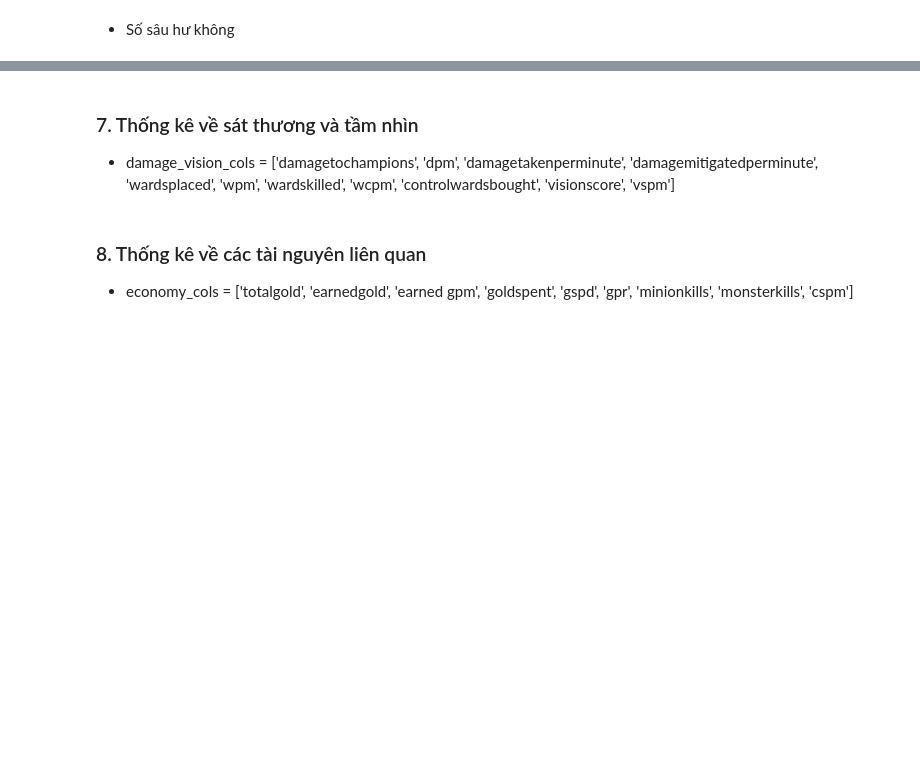
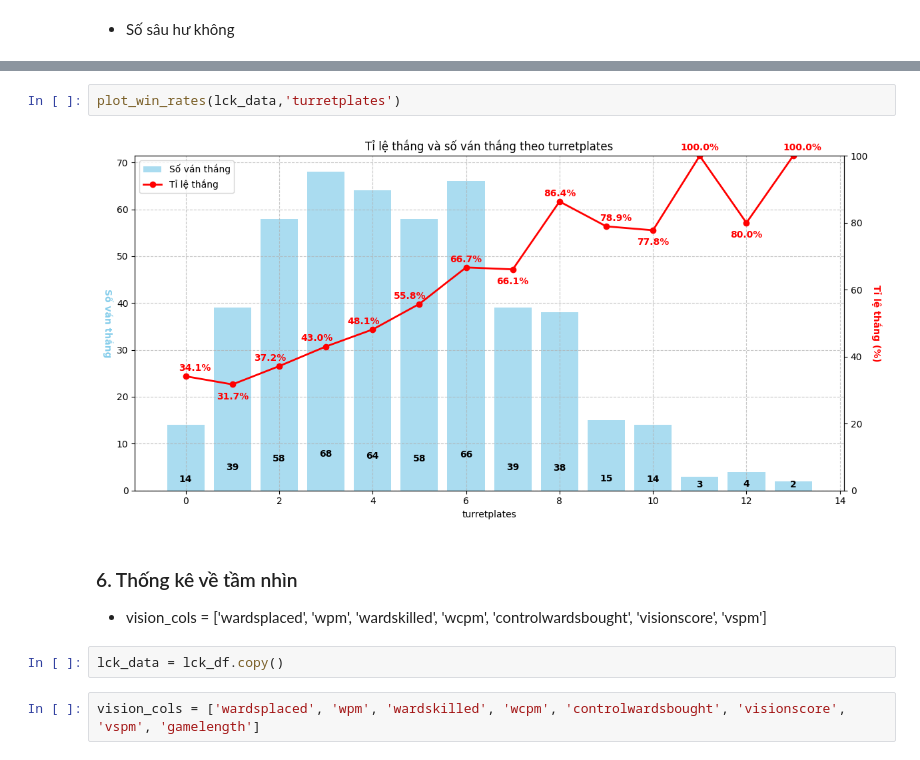
Before and after one commit to fromuit/IE224_Project, a Jupyter notebook: Source/EDA1.ipynb, the cells around one changed output, grey strips where cells are left out. Saved outputs shown, nothing was run; the diff lists cells and outputs as text; blank space fills up the shorter version.

```diff
--- a/Source/EDA1.ipynb
+++ b/Source/EDA1.ipynb
@@ -850,8 +930,11 @@ plt.show()
+# %%
+plot_win_rates(lck_data,'turretplates')
+# %% [output]
+[figure, added]
 # %% [markdown]
-### 7. Thống kê về sát thương và tầm nhìn
-- damage_vision_cols = ['damagetochampions', 'dpm', 'damagetakenperminute', 'damagemitigatedperminute',
-                     'wardsplaced', 'wpm', 'wardskilled', 'wcpm', 'controlwardsbought', 'visionscore', 'vspm']
+### 6. Thống kê về tầm nhìn
+- vision_cols = ['wardsplaced', 'wpm', 'wardskilled', 'wcpm', 'controlwardsbought', 'visionscore', 'vspm']
-# %% [markdown]
-### 8. Thống kê về các tài nguyên liên quan
-- economy_cols = ['totalgold', 'earnedgold', 'earned gpm', 'goldspent', 'gspd', 'gpr',
-                'minionkills', 'monsterkills', 'cspm']
+# %%
+lck_data = lck_df.copy()
+# %%
+vision_cols = ['wardsplaced', 'wpm', 'wardskilled', 'wcpm', 'controlwardsbought', 'visionscore', 'vspm', 'gamelength']
```
Also changed, not shown: parts of 36 cells of this notebook.
